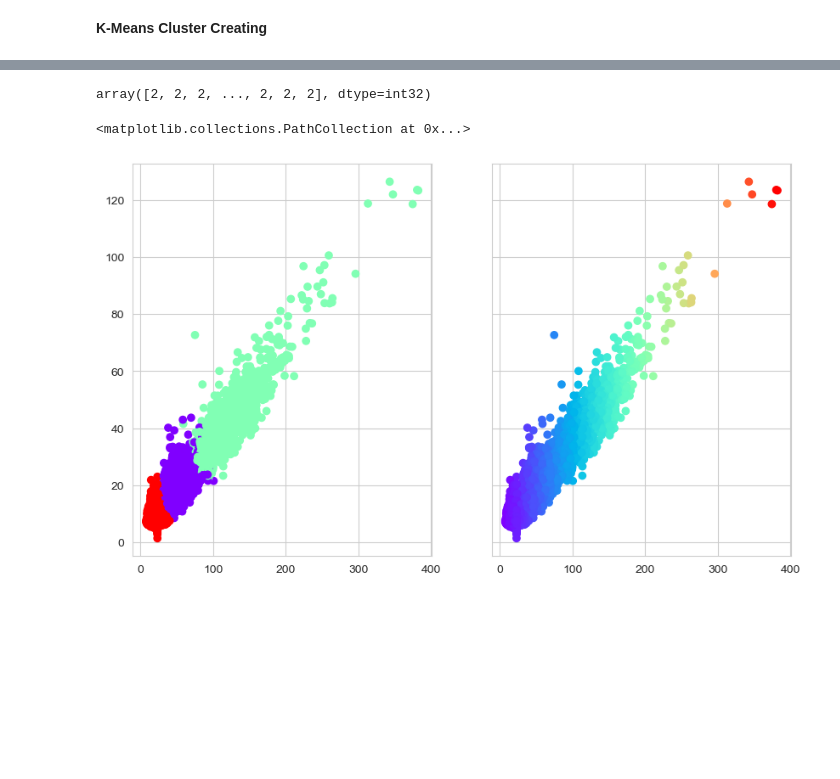
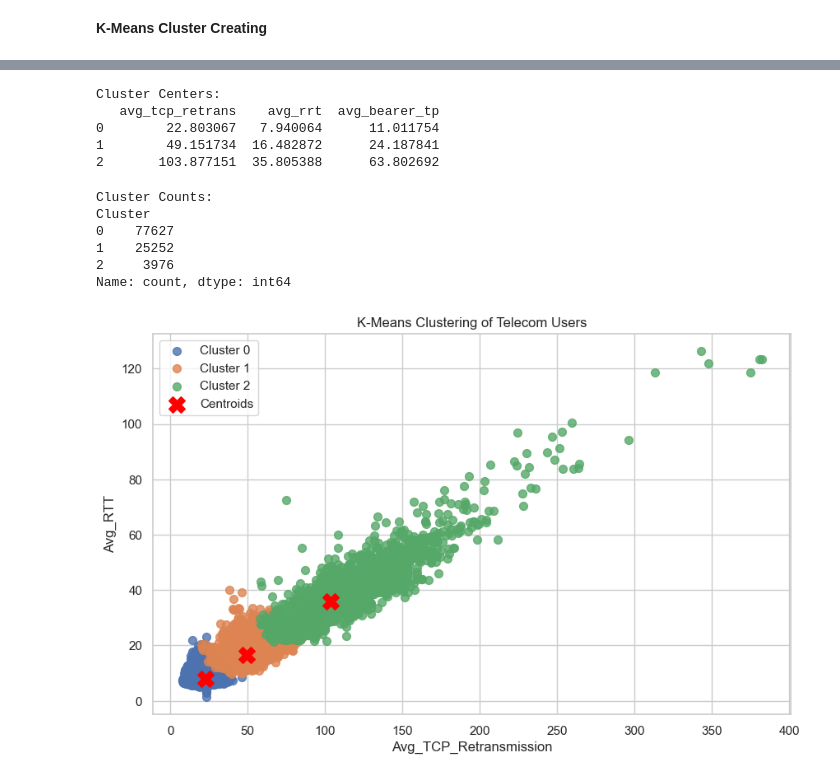
Before and after one commit to Basi10/Telecom-Data-Analysis, a Jupyter notebook: notebooks/experience-analytics.ipynb, the cells around one changed output, grey strips where cells are left out. Cells and saved outputs as stored; diff of their text form; code cells hidden in the pictures; blank space fills up the shorter version.

```diff
--- a/notebooks/experience-analytics.ipynb
+++ b/notebooks/experience-analytics.ipynb
@@ -218,5 +214,7 @@ len(agg[:, 0])
 from sklearn.cluster import KMeans
+# %%
+scaler = StandardScaler()
+scaled_features = scaler.fit_transform(agg_data[['avg_tcp_retrans','avg_rrt','avg_bearer_tp']])
 # %%
-kmeans = KMeans(n_clusters=3)
+kmeans = KMeans(n_clusters=3, random_state=42)
+agg_data['Cluster'] = kmeans.fit_predict(scaled_features)
-# %%
-kmeans.fit(agg)
@@ -231,12 +221,59 @@ array([[ 49.91691812,  16.75067745,  25.20686731,  80.71081015],
-# %%
-kmeans.labels_
-# %% [output]
-array([2, 2, 2, ..., 2, 2, 2], dtype=int32)
-# %%
-fig, (ax1,ax2) = plt.subplots(1,2,sharey=True,figsize=(10,6))
-
-ax1.scatter(agg[:, 0],agg[:, 1] ,c=kmeans.labels_,cmap='rainbow')
-ax2.scatter(agg[:, 0],agg[:, 1] ,c=agg[:,0],cmap='rainbow')
-# %% [output]
-<matplotlib.collections.PathCollection at 0x...>
-[figure, removed]
+# %%
+cluster_centers = scaler.inverse_transform(kmeans.cluster_centers_)
+centroid_df = pd.DataFrame(cluster_centers, columns=['avg_tcp_retrans','avg_rrt','avg_bearer_tp'])
+# %%
+print("Cluster Centers:")
+print(centroid_df)
+# %% [output]
+Cluster Centers:
+   avg_tcp_retrans    avg_rrt  avg_bearer_tp
+0        22.803067   7.940064      11.011754
+1        49.151734  16.482872      24.187841
+2       103.877151  35.805388      63.802692
+# %%
+cluster_counts = agg_data['Cluster'].value_counts()
+print("\nCluster Counts:")
+print(cluster_counts)
+# %% [output]
+Cluster Counts:
+Cluster
+0    77627
+1    25252
+2     3976
+Name: count, dtype: int64
+# %%
+sns.set(style="whitegrid")
+
+# Create a scatter plot
+plt.figure(figsize=(10, 6))
+
+# Scatter plot for Cluster 0
+plt.scatter(agg_data.loc[agg_data['Cluster'] == 0, 'avg_tcp_retrans'],
+            agg_data.loc[agg_data['Cluster'] == 0, 'avg_rrt'],
+            label='Cluster 0', alpha=0.8, s=50)
+
+# Scatter plot for Cluster 1
+plt.scatter(agg_data.loc[agg_data['Cluster'] == 1, 'avg_tcp_retrans'],
+            agg_data.loc[agg_data['Cluster'] == 1, 'avg_rrt'],
+            label='Cluster 1', alpha=0.8, s=50)
+
+# Scatter plot for Cluster 2
+plt.scatter(agg_data.loc[agg_data['Cluster'] == 2, 'avg_tcp_retrans'],
+            agg_data.loc[agg_data['Cluster'] == 2, 'avg_rrt'],
+            label='Cluster 2', alpha=0.8, s=50)
+
+# Plot the cluster centers
+plt.scatter(cluster_centers[:, 0], cluster_centers[:, 1], marker='X', s=200, color='red', label='Centroids')
+
+# Set plot labels and title
+plt.xlabel('Avg_TCP_Retransmission')
+plt.ylabel('Avg_RTT')
+plt.title('K-Means Clustering of Telecom Users')
+
+# Display legend
+plt.legend()
+
+# Show the plot
+plt.show()
+# %% [output]
+[figure, added]
```
Also changed, not shown: parts of 5 cells of this notebook.
